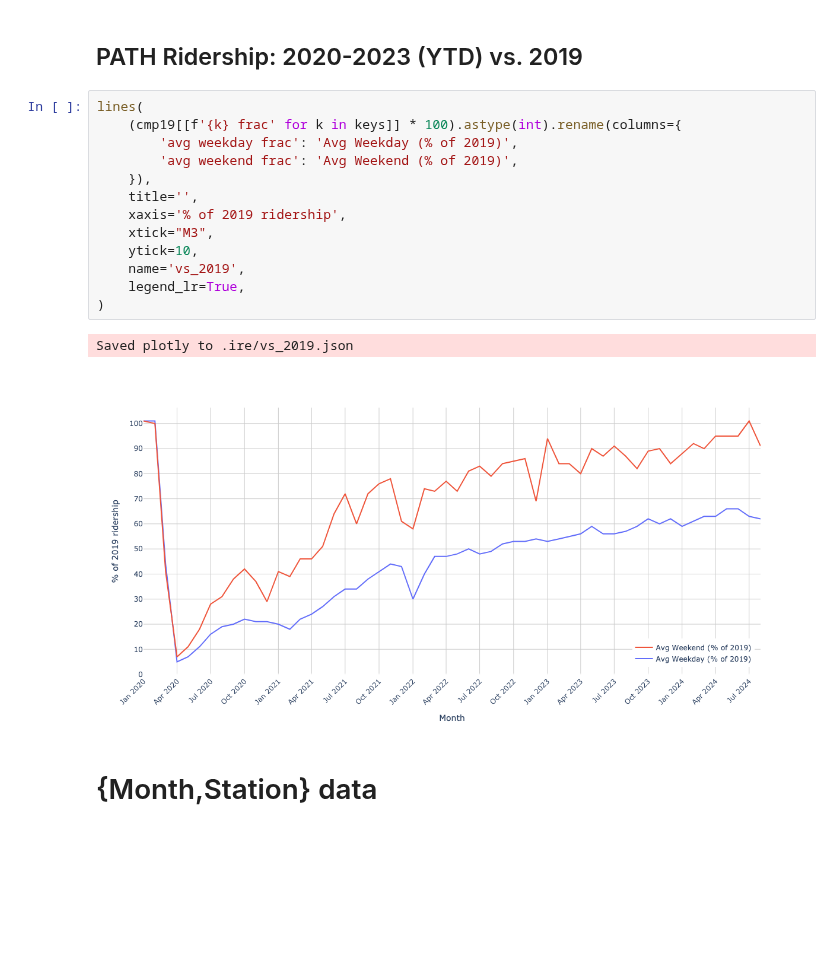
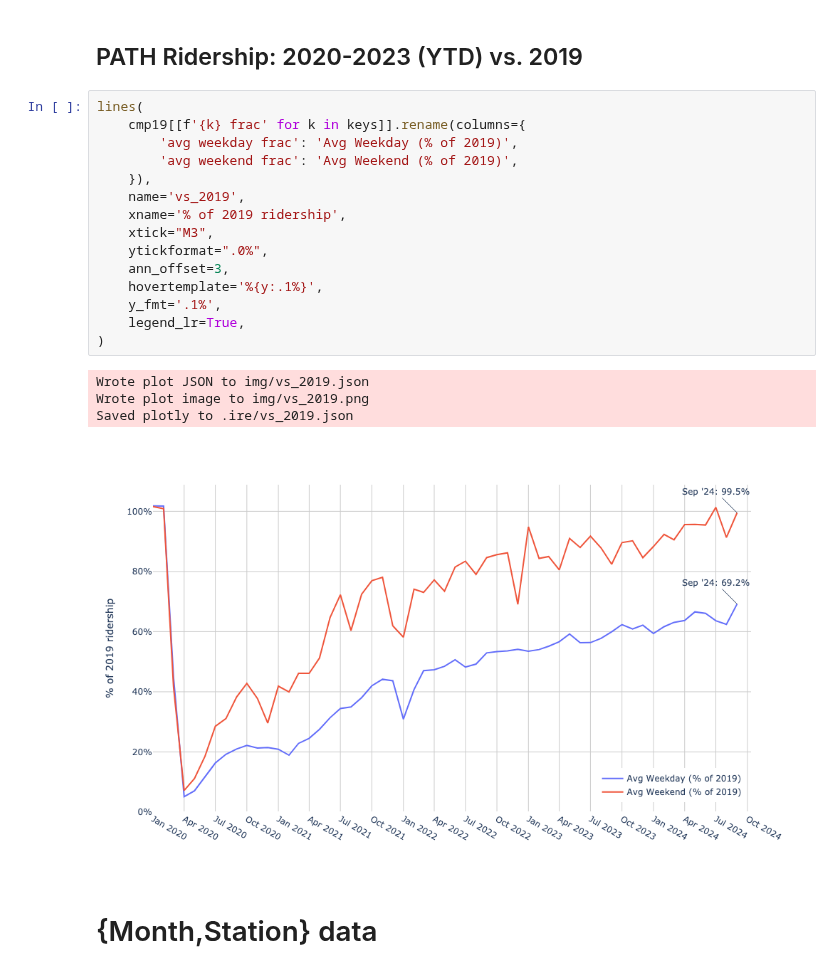
Before and after one commit to hudcostreets/path, a Jupyter notebook: months.ipynb, the cells around one changed output. Drawn from its saved outputs; the diff is of its cells as text; blank space fills up the shorter version.

```diff
--- a/months.ipynb
+++ b/months.ipynb
@@ -525,20 +549,24 @@ cmp19
 ## PATH Ridership: 2020-2023 (YTD) vs. 2019 <a id="vs-2019"></a>
 # %%
 lines(
-    (cmp19[[f'{k} frac' for k in keys]] * 100).astype(int).rename(columns={
+    cmp19[[f'{k} frac' for k in keys]].rename(columns={
         'avg weekday frac': 'Avg Weekday (% of 2019)',
         'avg weekend frac': 'Avg Weekend (% of 2019)',
     }),
-    title='',
-    xaxis='% of 2019 ridership',
+    name='vs_2019',
+    xname='% of 2019 ridership',
     xtick="M3",
-    ytick=10,
-    name='vs_2019',
+    ytickformat=".0%",
+    ann_offset=3,
+    hovertemplate='%{y:.1%}',
+    y_fmt='.1%',
     legend_lr=True,
 )
 # %% [output]
+Wrote plot JSON to img/vs_2019.json
+Wrote plot image to img/vs_2019.png
 Saved plotly to .ire/vs_2019.json
-[figure, old version]
+[figure, new version]
 # %% [markdown]
 # {Month,Station} data
 # %%
```
Also changed, not shown: parts of 22 cells of this notebook, 17 other files.
